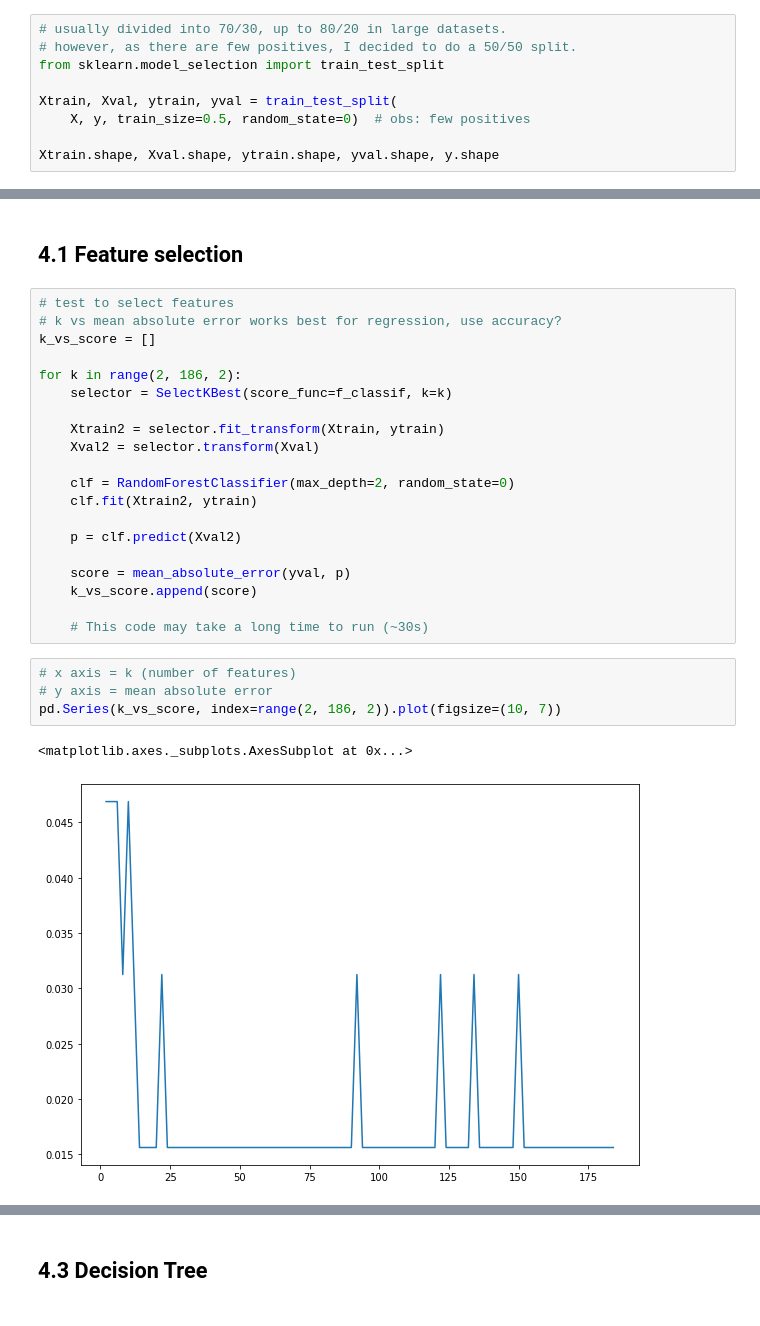
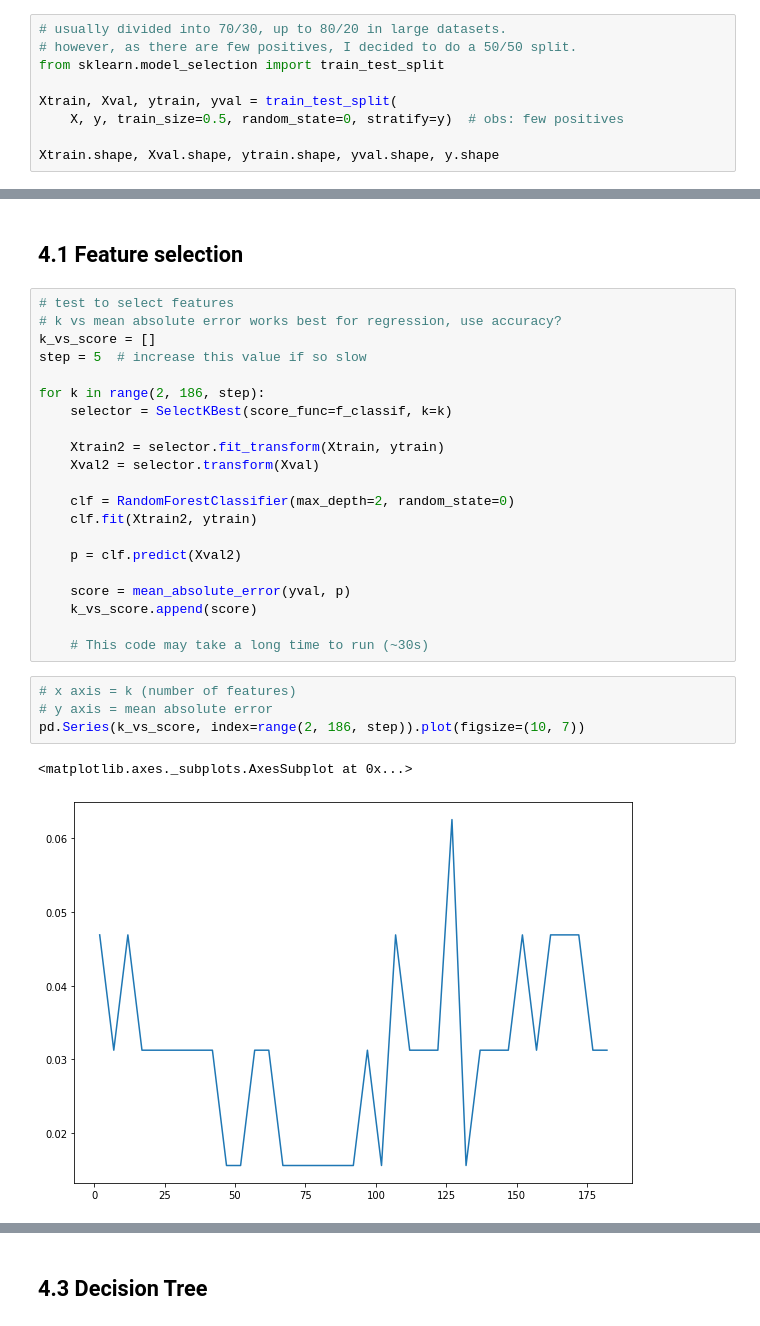
Before and after one commit to tamagusko/workshop-intro-ml, a Jupyter notebook: LeukemiaDetect.ipynb, the cells around one changed output, grey strips where cells are left out. Drawn from its saved outputs; the diff is of its cells as text.

```diff
--- a/LeukemiaDetect.ipynb
+++ b/LeukemiaDetect.ipynb
@@ -191,7 +185,7 @@ X = train
 from sklearn.model_selection import train_test_split
 
 Xtrain, Xval, ytrain, yval = train_test_split(
-    X, y, train_size=0.5, random_state=0)  # obs: few positives
+    X, y, train_size=0.5, random_state=0, stratify=y)  # obs: few positives
 
 Xtrain.shape, Xval.shape, ytrain.shape, yval.shape, y.shape
 # %% [output]
@@ -212,8 +206,9 @@ from sklearn.tree import DecisionTreeClassifier, plot_tree
 # test to select features
 # k vs mean absolute error works best for regression, use accuracy?
 k_vs_score = []
+step = 5  # increase this value if so slow
 
-for k in range(2, 186, 2):
+for k in range(2, 186, step):
     selector = SelectKBest(score_func=f_classif, k=k)
 
     Xtrain2 = selector.fit_transform(Xtrain, ytrain)
@@ -231,7 +226,7 @@ for k in range(2, 186, 2):
 # %%
 # x axis = k (number of features)
 # y axis = mean absolute error
-pd.Series(k_vs_score, index=range(2, 186, 2)).plot(figsize=(10, 7))
+pd.Series(k_vs_score, index=range(2, 186, step)).plot(figsize=(10, 7))
 # %% [output]
 <matplotlib.axes._subplots.AxesSubplot at 0x...>
-[figure, old version]
+[figure, new version]
```
Also changed, not shown: parts of 18 cells of this notebook.
